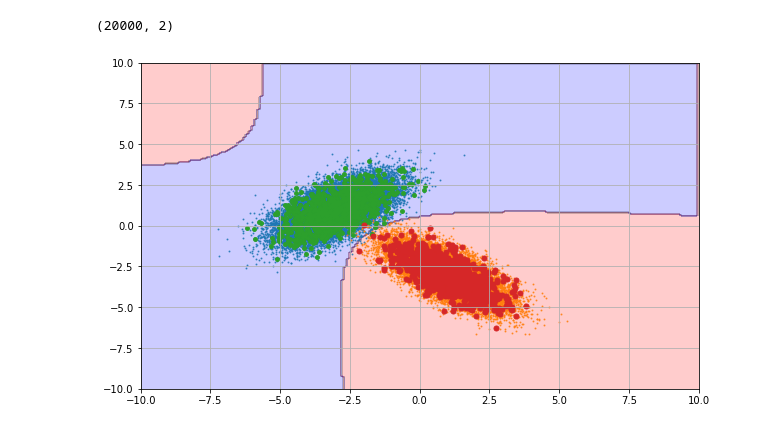
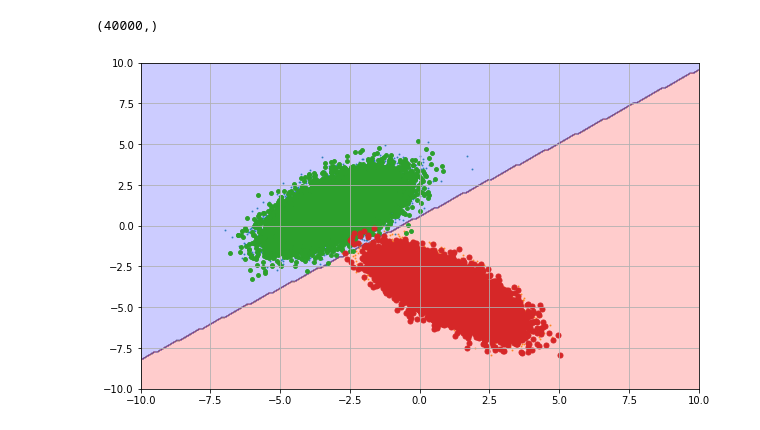
Before and after one commit to RF-Lab/lab_sources, a Jupyter notebook: notebooks/tf_classifier1.ipynb, the cells around one changed output. Saved outputs shown, nothing was run; the diff lists cells and outputs as text; code cells hidden in the pictures.

```diff
--- a/notebooks/tf_classifier1.ipynb
+++ b/notebooks/tf_classifier1.ipynb
@@ -29,7 +15,7 @@ def plot_boundaries():
 # %%
-N         = 1000
+N         = 20000
 mu1       = np.array([ [-3], [1] ])
-mu2       = np.array([ [1], [-3] ])
+mu2       = np.array([ [1], [-4] ])
 sigma1    = np.array([ [1, 0.6], [0.6, 1] ])
 sigma2    = np.array([ [1, -0.7], [-0.7, 1] ])
 invSigma1 = np.linalg.inv(sigma1)
@@ -59,9 +45,8 @@ print(np.shape(train_labels))
 # %%
 model = keras.Sequential([
-    keras.layers.Dense(25, activation='relu'),
-    keras.layers.Dense(50, activation='relu'),
-    keras.layers.Dense(70, activation='relu'),
-    keras.layers.Dense(23, activation='relu'),
+    keras.layers.Dense(25, activation='linear'),
+    keras.layers.Dense(100, activation='sigmoid'),
+    keras.layers.Dense(15, activation='relu'),
     keras.layers.Dense(2, activation='softmax')
 ])
 
@@ -111,24 +96,27 @@ Test accuracy: 0.99705
 # %%
-N = 20000
-rand_x = np.random.rand(N,2)*20 -10
-
-predictions = model.predict(rand_x)
-print(np.shape(predictions))
+def plot_boundaries(model):
+  G       = 200
+  x       = np.linspace(-10, 10, G)
+  y       = np.linspace(-10, 10, G)
+  xv, yv  = np.meshgrid(x, y)
+  plotData= np.column_stack((xv.flatten(),yv.flatten()))
+  predictions = model.predict(plotData)
+  F       = predictions[:,0]>predictions[:,1]
+  print(np.shape(F))
+  F       = F.reshape(G,G,order='C').copy()
+  plt.contourf( xv, yv, F, colors=['red','black','blue','gray'], alpha=0.2 )
 
 plt.figure(figsize=[10,6])
 
-#plt.scatter( rand_x[predictions[:,0]>predictions[:,1],0 ], rand_x[predictions[:,0]>predictions[:,1],1 ], alpha=0.04 )
-#plt.scatter( rand_x[predictions[:,0]<predictions[:,1],0 ], rand_x[predictions[:,0]<predictions[:,1],1 ], alpha=0.04 )
-
-plot_boundaries()
+plot_boundaries(model)
 
 plt.scatter( x1[0], x1[1], s=1, alpha=0.75  )
 plt.scatter( x2[0], x2[1], s=1, alpha=0.75 )
 
 plt.scatter( tx1[0], tx1[1], s=15, alpha=1  )
 plt.scatter( tx2[0], tx2[1], s=25, alpha=1 )
 
 plt.grid(True)
 # %% [output]
-(20000, 2)
+(40000,)
-[figure, old version]
+[figure, new version]
```
Also changed, not shown: parts of 5 cells of this notebook.
